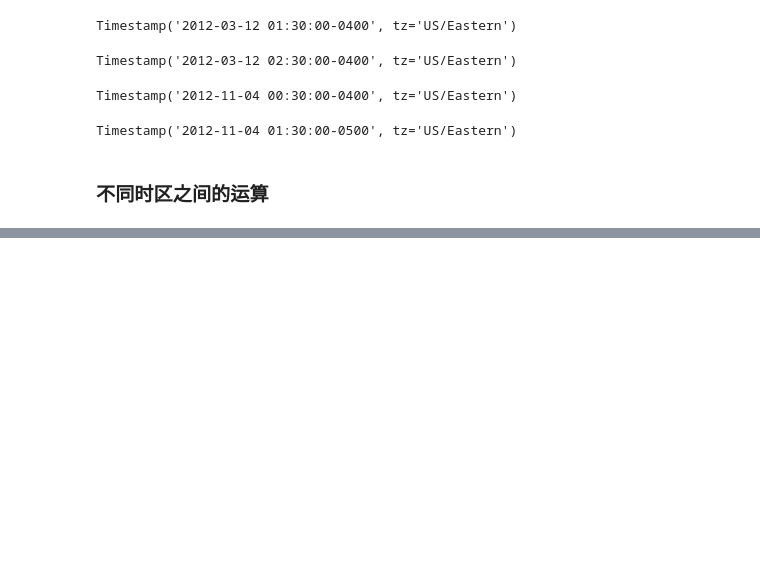
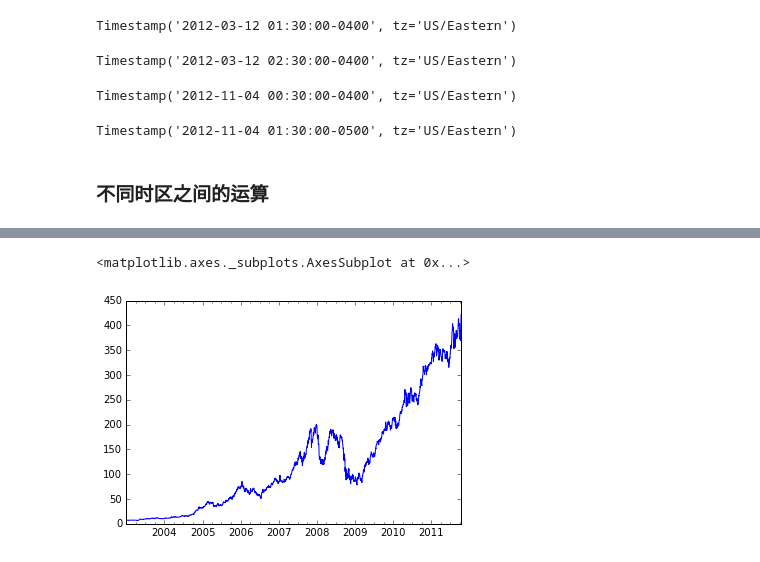
Before and after one commit to 26huitailang/python-of-data-analysis, a Jupyter notebook: ch10_notebook.ipynb, the cells around one changed output, grey strips where cells are left out. Drawn from its saved outputs; the diff is of its cells as text; code cells hidden in the pictures; blank space fills up the shorter version.

```diff
--- a/ch10_notebook.ipynb
+++ b/ch10_notebook.ipynb
@@ -869,0 +1442,5 @@ Timestamp('2012-11-04 01:30:00-0500', tz='US/Eastern')
+# %%
+close_px.AAPL.plot()
+# %% [output]
+<matplotlib.axes._subplots.AxesSubplot at 0x...>
+[figure, added]
```
Also changed, not shown: parts of 103 cells of this notebook.
